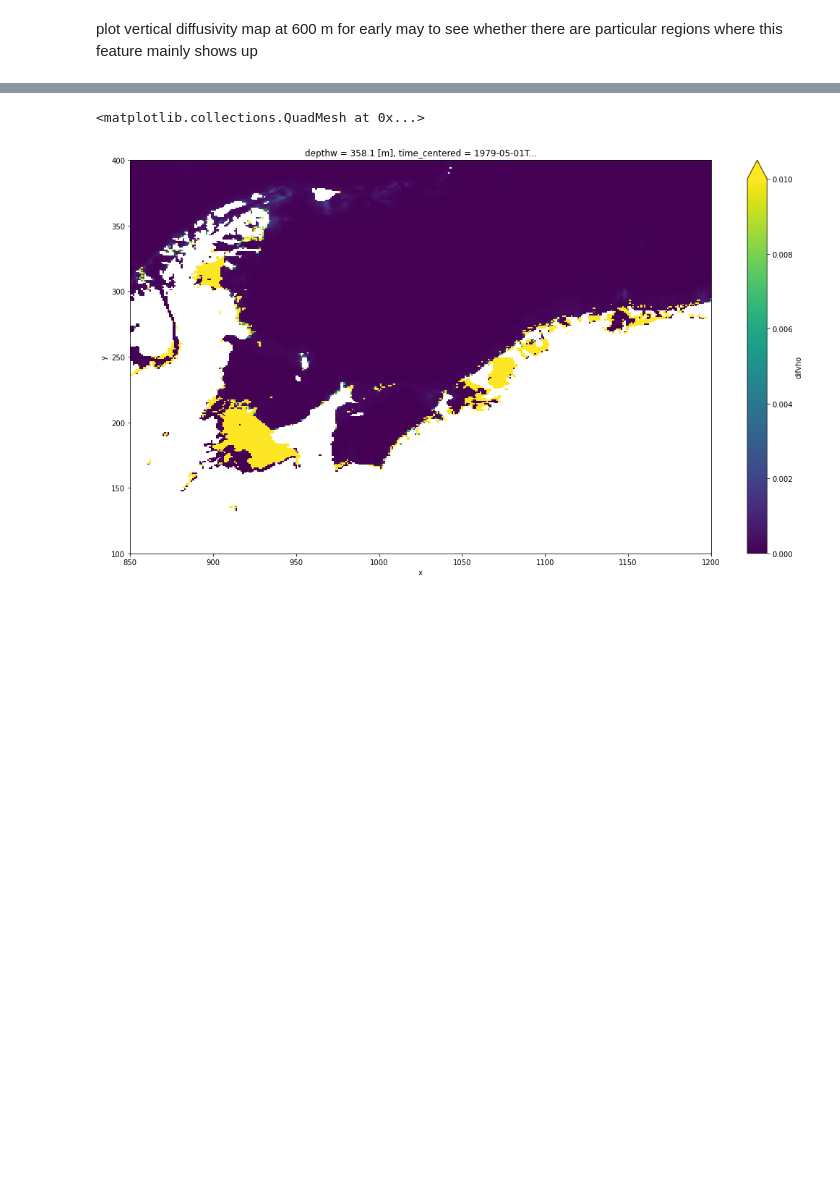
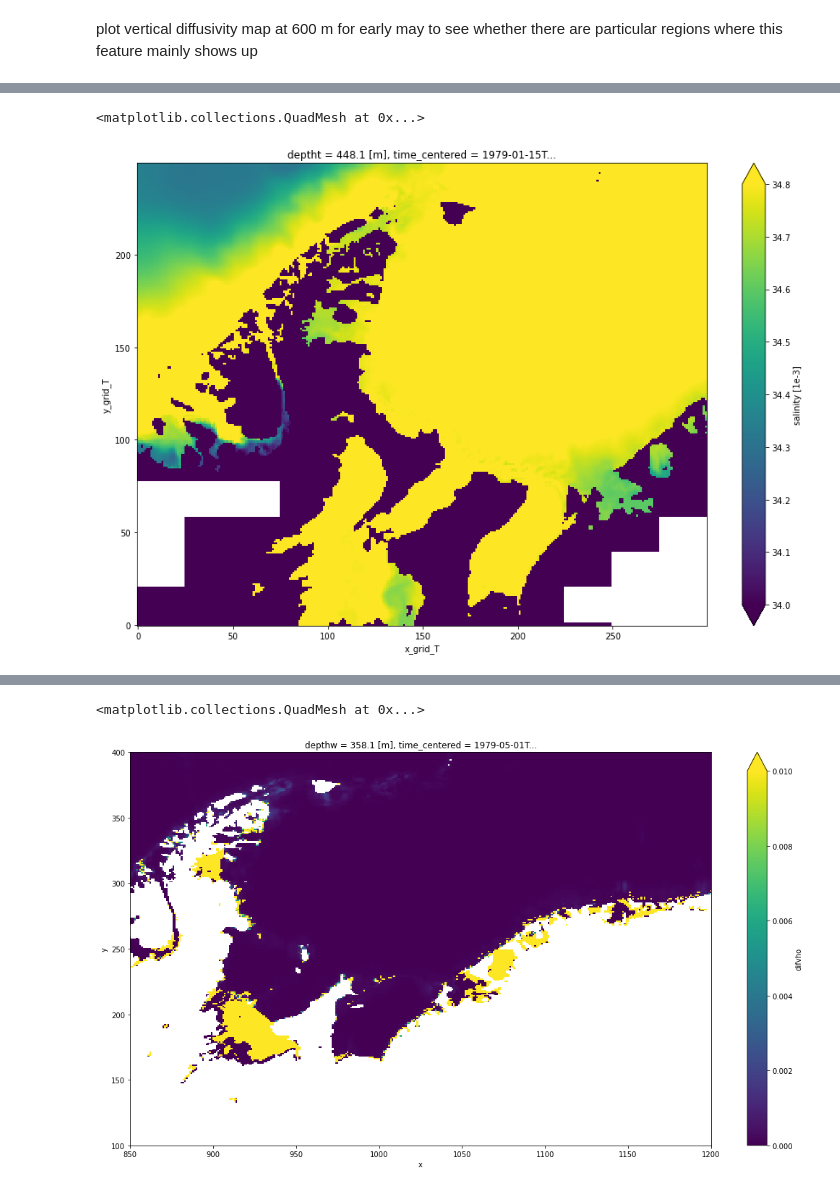
Before and after one commit to brogalla/analysis-birgal, a Jupyter notebook: nemo_config_setup/climate-experiments/vertical-diffusivity.ipynb, the cells around one changed output, grey strips where cells are left out. Saved outputs shown, nothing was run; the diff lists cells and outputs as text; code cells hidden in the pictures; blank space fills up the shorter version.

```diff
--- a/nemo_config_setup/climate-experiments/vertical-diffusivity.ipynb
+++ b/nemo_config_setup/climate-experiments/vertical-diffusivity.ipynb
@@ -139,0 +147,5 @@ plot vertical diffusivity map at 600 m for early may to see whether there are pa
+# %%
+ds.so.isel(time_counter=0).isel(deptht=47, x_grid_T=slice(800,1100), y_grid_T=slice(150,400)).plot(figsize=(15,10), vmin=34.0, vmax=34.8)
+# %% [output]
+<matplotlib.collections.QuadMesh at 0x...>
+[figure, added]
```
Also changed, not shown: parts of 10 cells of this notebook.
